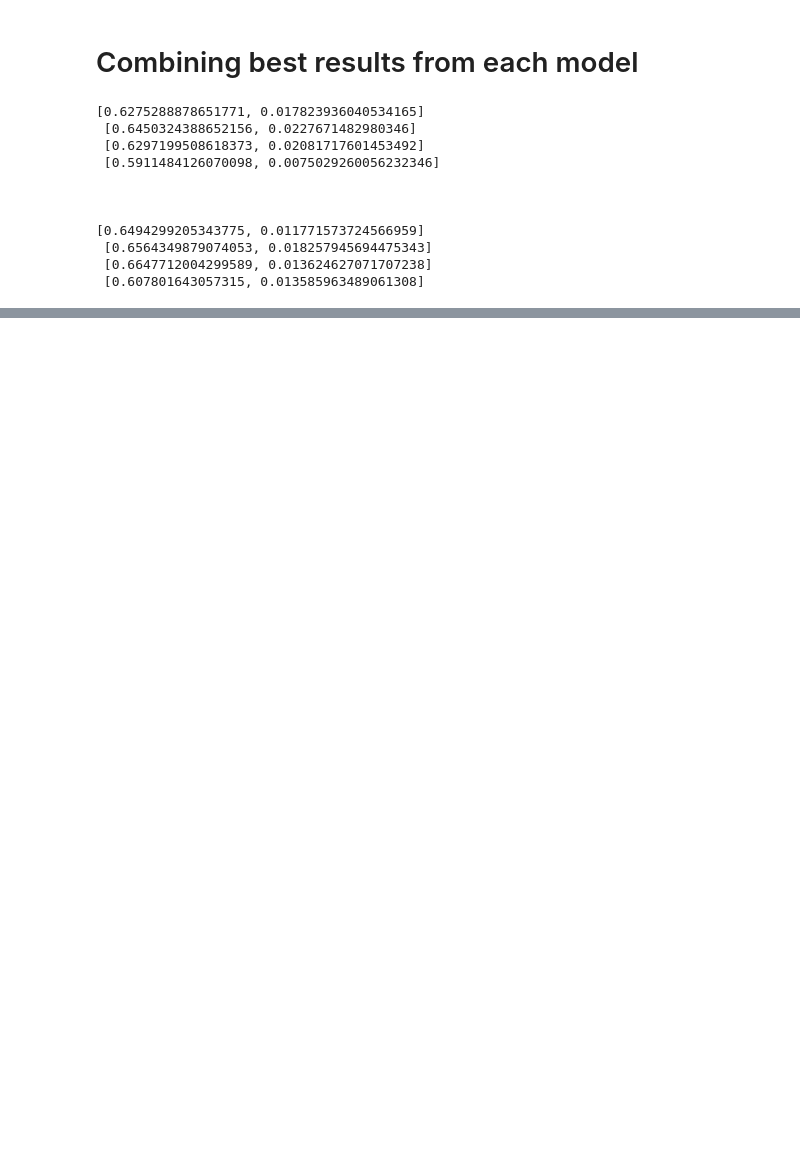
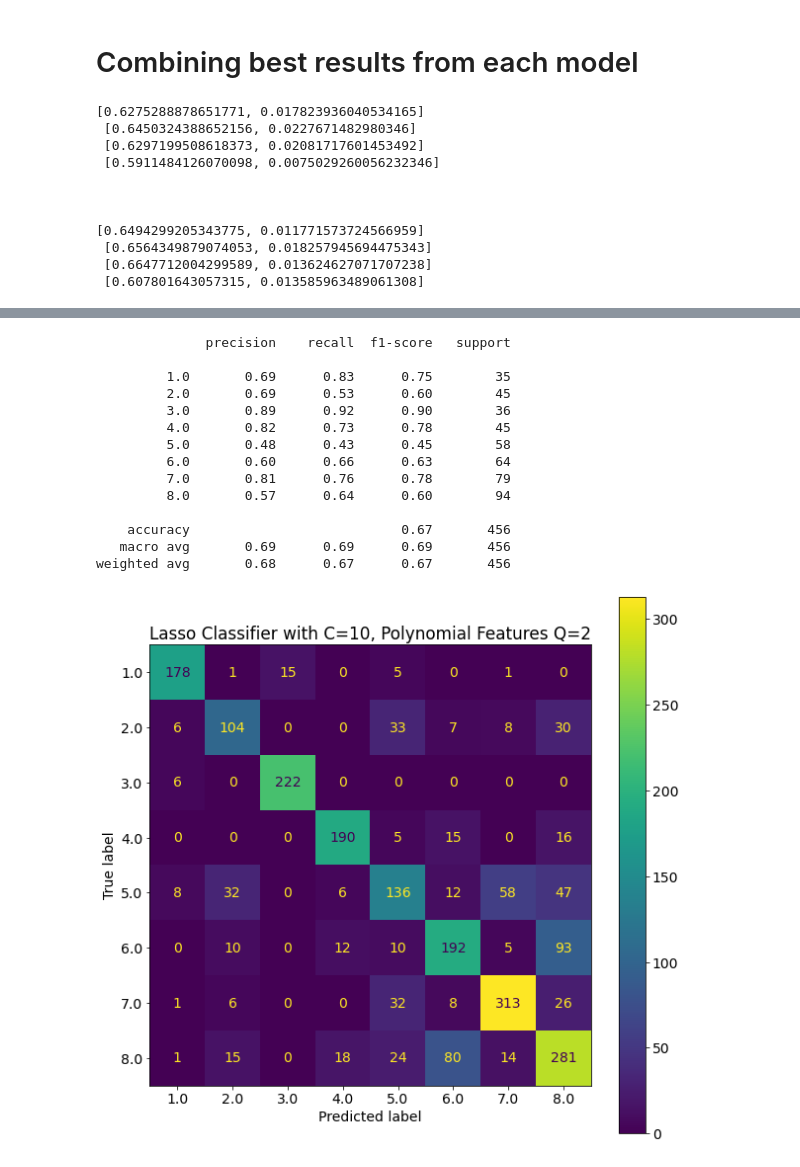
Before and after one commit to AlexSanfilippo/ML-Group-Project-Spotify, a Jupyter notebook: Data_Scripts/BasicModelsV2.0.ipynb, the cells around one changed output, grey strips where cells are left out. Drawn from its saved outputs; the diff is of its cells as text; code cells hidden in the pictures; blank space fills up the shorter version.

Commit message:
Added Confusion matrices for best models

```diff
--- a/Data_Scripts/BasicModelsV2.0.ipynb
+++ b/Data_Scripts/BasicModelsV2.0.ipynb
@@ -828,0 +831,26 @@ print(accuracy_ridge_all,"\n", \
+# %%
+from sklearn.metrics import classification_report
+from sklearn.metrics import plot_confusion_matrix
+#Normalized parameters: Lasso
+#Imitating Lasso with Log version
+q_best=2; c=10
+Xpoly = PolynomialFeatures(q_best, include_bias=False).fit_transform(X_norm)
+
+pipe_Lasso = make_pipeline(StandardScaler(), \
+        LogisticRegression(penalty="l1", C=c,\
+                           multi_class="multinomial", solver="saga",
+                           max_iter=1e3))
+
+
+
+#All parameters: SVM
+q_best=2; c=1
+Xpoly = PolynomialFeatures(q_best, include_bias=False).fit_transform(X)
+pipe_SVM = make_pipeline(StandardScaler(), \
+    LinearSVC(C=c, tol=1e-3, max_iter=1e3))
+
+for train, test in kf.split(Xpoly):
+    pipe_Lasso.fit(Xpoly[train],Y[train])
+    pipe_SVM.fit(Xpoly[train],Y[train])
+    ypred_Lasso=pipe_Lasso.predict(Xpoly[test])
+    ypred_SVM=pipe_SVM.predict(Xpoly[test])
@@ -828,0 +873,23 @@ print(accuracy_ridge_all,"\n", \
+# %%
+#Lasso
+print(classification_report(Y[test], ypred_Lasso))
+plot_confusion_matrix(pipe_Lasso, Xpoly, Y)
+plt.title("Lasso Classifier with C=10, Polynomial Features Q=2")
+plt.savefig("../Images/LassoConfusionMatrix.png")
+plt.show()
+# %% [output]
+              precision    recall  f1-score   support
+
+         1.0       0.69      0.83      0.75        35
+         2.0       0.69      0.53      0.60        45
+         3.0       0.89      0.92      0.90        36
+         4.0       0.82      0.73      0.78        45
+         5.0       0.48      0.43      0.45        58
+         6.0       0.60      0.66      0.63        64
+         7.0       0.81      0.76      0.78        79
+         8.0       0.57      0.64      0.60        94
+
+    accuracy                           0.67       456
+   macro avg       0.69      0.69      0.69       456
+weighted avg       0.68      0.67      0.67       456
+[figure, added]
```
Also changed, not shown: parts of 4 cells of this notebook, 2 other files.
